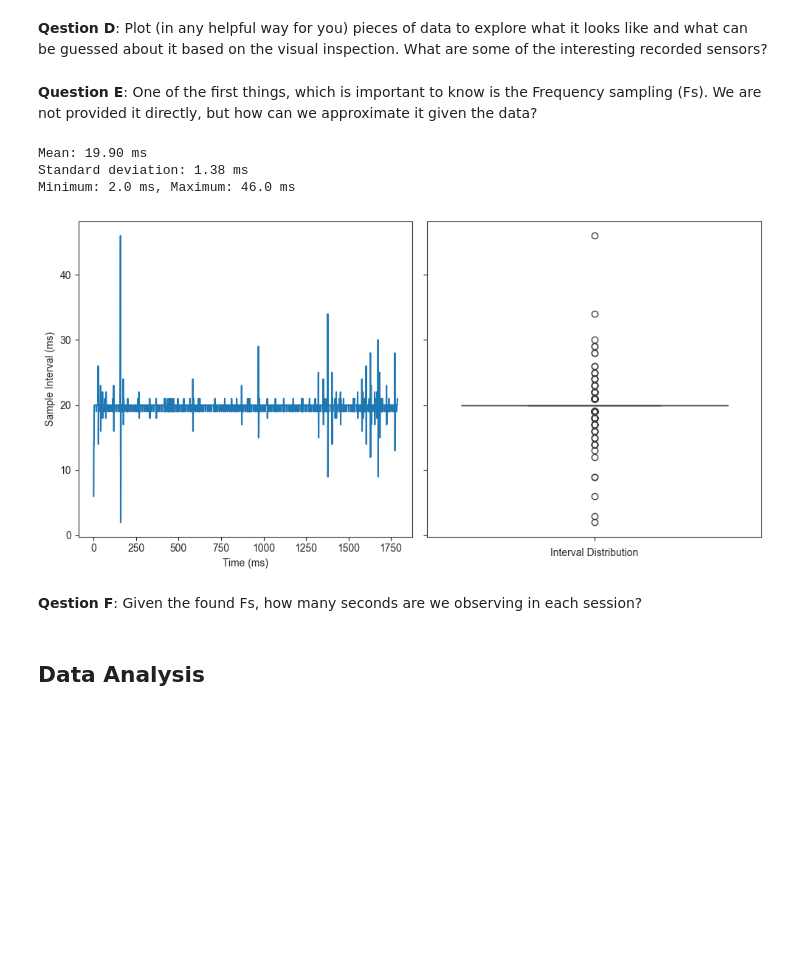
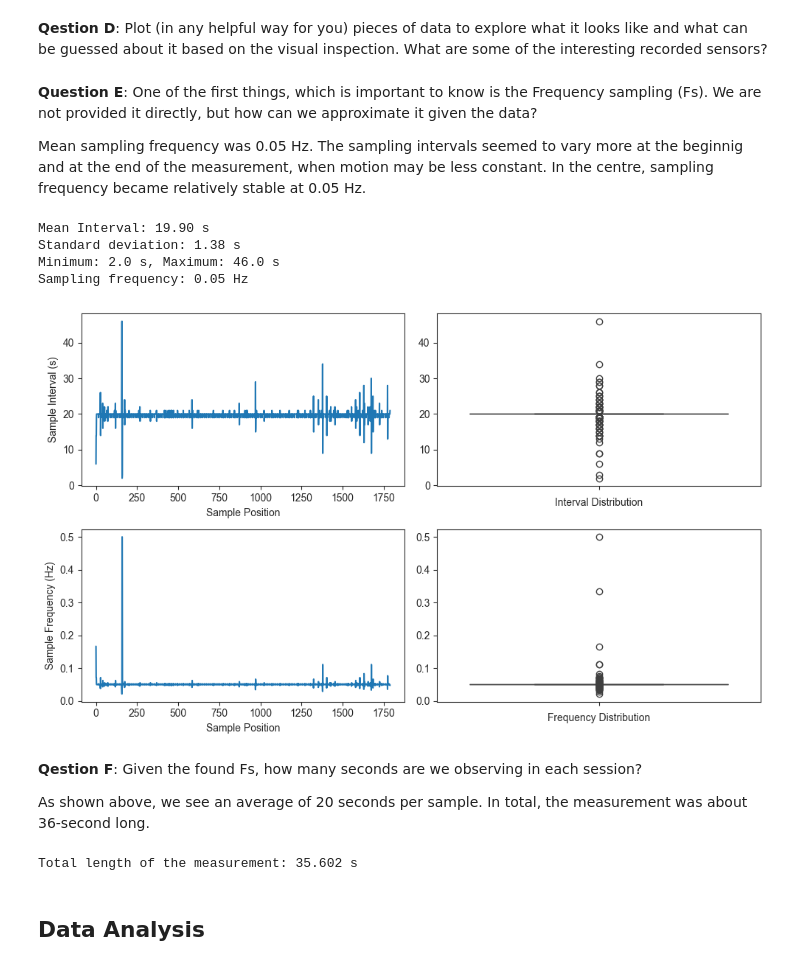
Before and after one commit to RiboRings/WatchAccelerometer, a Jupyter notebook: report.ipynb, the cells around one changed output. Saved outputs shown, nothing was run; the diff lists cells and outputs as text; code cells hidden in the pictures; blank space fills up the shorter version.

```diff
--- a/report.ipynb
+++ b/report.ipynb
@@ -73,37 +75,57 @@ plt.tight_layout()
 **Qestion D**: Plot (in any helpful way for you) pieces of data to explore what it looks like and what can be guessed about it based on the visual inspection. What are some of the interesting recorded sensors?
 # %% [markdown]
 **Question E**: One of the first things, which is important to know is the Frequency sampling (Fs). We are not provided it directly, but how can we approximate it given the data?
+
+Mean sampling frequency was 0.05 Hz. The sampling intervals seemed to vary more at the beginnig and at the end of the measurement, when motion may be less constant. In the centre, sampling frequency became relatively stable at 0.05 Hz.
 # %%
 import datetime as dt
 
 sample_times = [dt.datetime.strptime(time, "%Y-%m-%dT%H:%M:%S.%f+02:00") for time in df1["loggingTime(txt)"]]
 sample_diffs = np.array([time.microseconds for time in np.diff(sample_times)]) / 1e3
 
-print(f"Mean: {np.mean(sample_diffs):.2f} ms")
-print(f"Standard deviation: {np.std(sample_diffs):.2f} ms")
-print(f"Minimum: {np.min(sample_diffs)} ms, Maximum: {np.max(sample_diffs)} ms")
+print(f"Mean Interval: {np.mean(sample_diffs):.2f} s")
+print(f"Standard deviation: {np.std(sample_diffs):.2f} s")
+print(f"Minimum: {np.min(sample_diffs)} s, Maximum: {np.max(sample_diffs)} s")
+print(f"Sampling frequency: {1 / np.mean(sample_diffs):.2f} Hz")
 # %% [output]
-Mean: 19.90 ms
-Standard deviation: 1.38 ms
-Minimum: 2.0 ms, Maximum: 46.0 ms
+Mean Interval: 19.90 s
+Standard deviation: 1.38 s
+Minimum: 2.0 s, Maximum: 46.0 s
+Sampling frequency: 0.05 Hz
 # %%
-fig, axes = plt.subplots(1, 2, sharey=True)
+fig, axes = plt.subplots(2, 2)
 
-fig.set_figheight(5)
+fig.set_figheight(6)
 fig.set_figwidth(10)
 sns.set_style("ticks")
 
-sns.lineplot(x=df1.index[:-1], y=sample_diffs, ax=axes[0])
-axes[0].set_xlabel("Time (ms)")
-axes[0].set_ylabel("Sample Interval (ms)")
+sns.lineplot(x=df1.index[:-1], y=sample_diffs, ax=axes[0, 0])
+axes[0, 0].set_xlabel("Sample Position")
+axes[0, 0].set_ylabel("Sample Interval (s)")
 
-sns.boxplot(y=sample_diffs, ax=axes[1])
-axes[1].set_xlabel("Interval Distribution")
+sns.boxplot(y=sample_diffs, ax=axes[0, 1])
+axes[0, 1].set_xlabel("Interval Distribution")
+
+sns.lineplot(x=df1.index[:-1], y=1/sample_diffs, ax=axes[1, 0])
+axes[1, 0].set_xlabel("Sample Position")
+axes[1, 0].set_ylabel("Sample Frequency (Hz)")
+
+sns.boxplot(y=1/sample_diffs, ax=axes[1, 1])
+axes[1, 1].set_xlabel("Frequency Distribution")
 
 plt.tight_layout()
 # %% [output]
-[figure, old version]
+[figure, new version]
 # %% [markdown]
 **Qestion F**: Given the found Fs, how many seconds are we observing in each session?
+
+As shown above, we see an average of 20 seconds per sample. In total, the measurement was about 36-second long.
+# %%
+mes_len = sample_times[-1] - sample_times[0]
+mes_len = mes_len.seconds + mes_len.microseconds / 1e6
+
+print(f"Total length of the measurement: {mes_len} s")
+# %% [output]
+Total length of the measurement: 35.602 s
 # %% [markdown]
 ## Data Analysis
```
Also changed, not shown: parts of 1 cell of this notebook.
